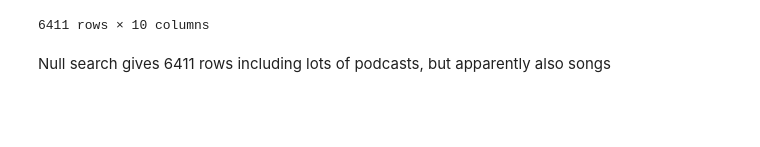
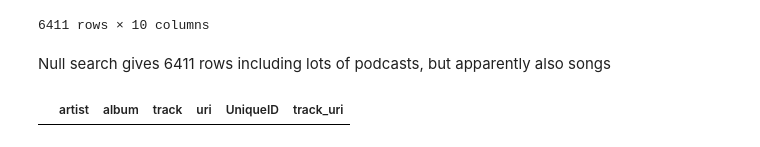
Before and after one commit to Jared-Godar/spotify-data, a Jupyter notebook: spotify_prepare.ipynb, the cells around one changed output. Drawn from its saved outputs; the diff is of its cells as text; code cells hidden in the pictures; blank space fills up the shorter version.

```diff
--- a/spotify_prepare.ipynb
+++ b/spotify_prepare.ipynb
@@ -237,3 +241,7 @@ df_tableau[df_tableau['track_uri'].isnull()]
 6411 rows × 10 columns
 # %% [markdown]
 Null search gives 6411 rows including lots of podcasts, but apparently also songs
+# %%
+df_library[df_library['track_uri'].isnull()]
+# %% [output]
+|  | artist | album | track | uri | UniqueID | track_uri |
```
Also changed, not shown: parts of 1 cell of this notebook.
